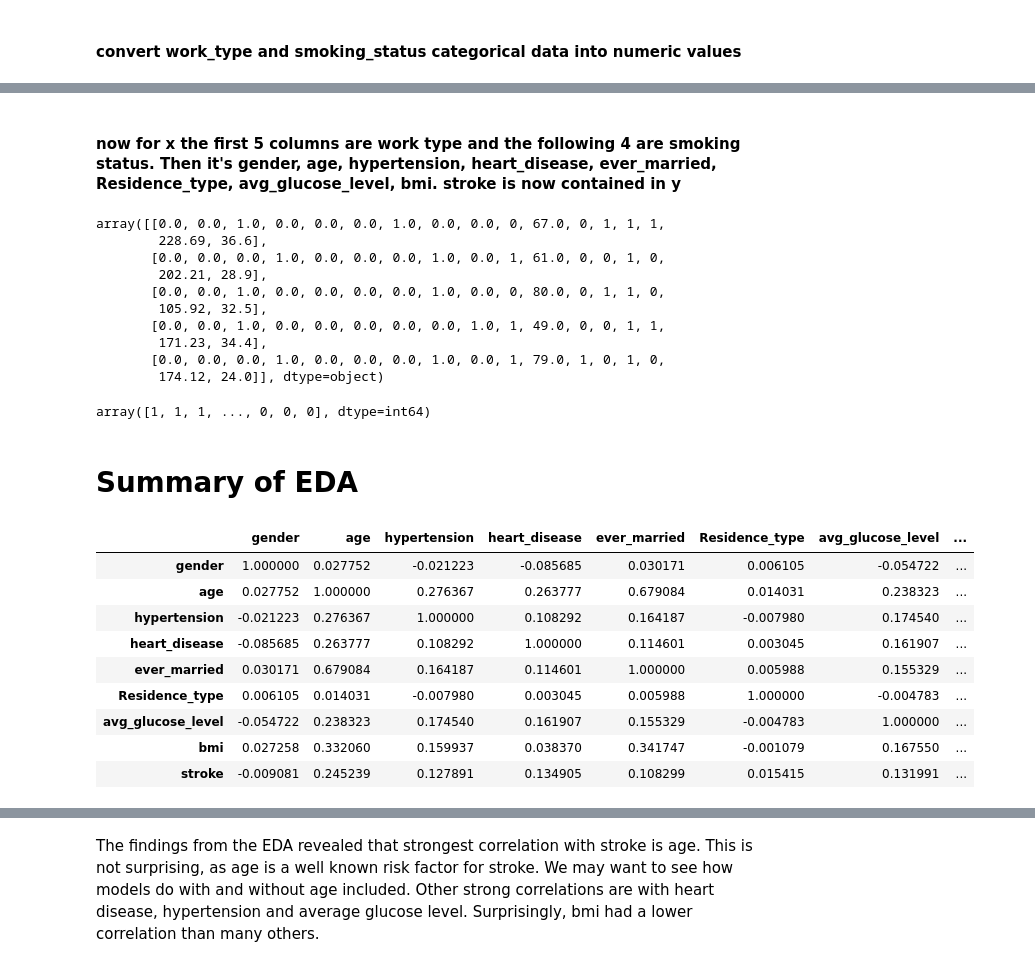
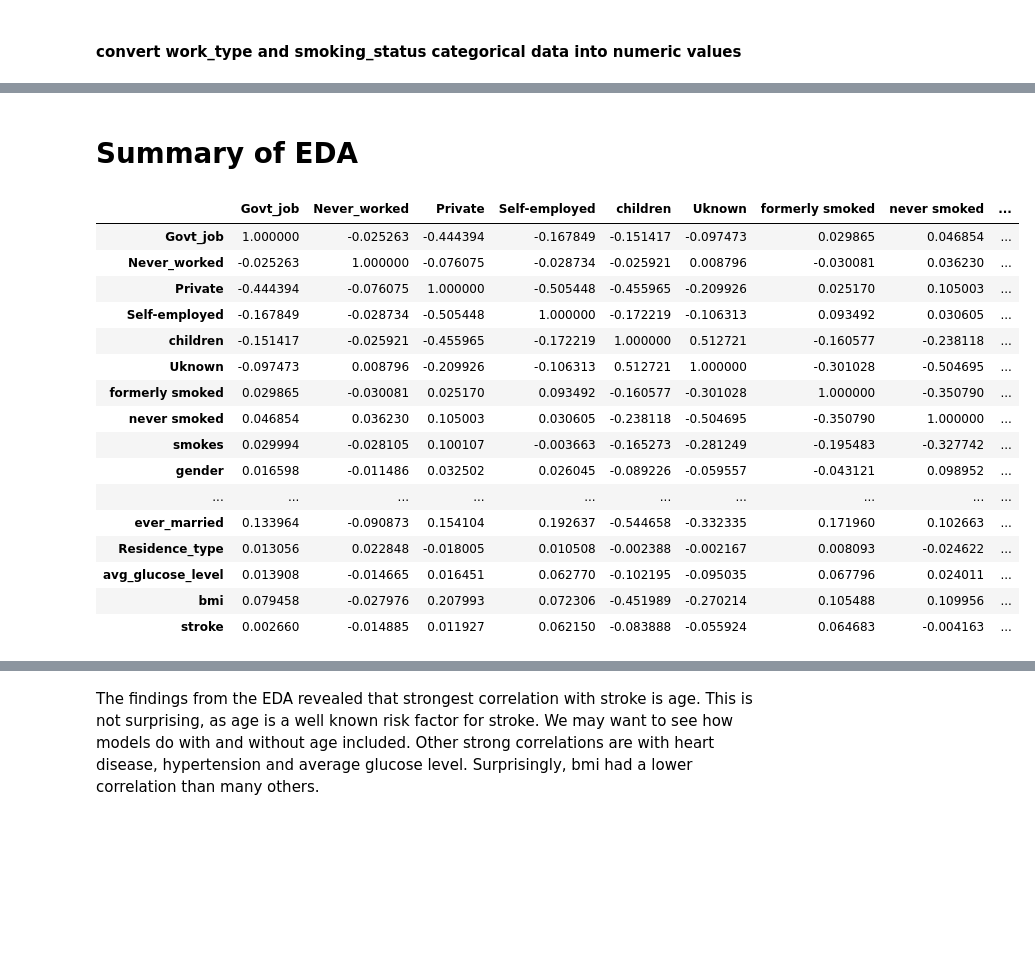
Before and after one commit to rotznmu/stroke_prediction_capstone, a Jupyter notebook: Stroke Prediction.ipynb, the cells around one changed output, grey strips where cells are left out. Drawn from its saved outputs; the diff is of its cells as text; code cells hidden in the pictures; blank space fills up the shorter version.

```diff
--- a/Stroke Prediction.ipynb
+++ b/Stroke Prediction.ipynb
@@ -831,0 +853,2 @@ Name: work_type, Length: 5109, dtype: object
+# %%
+stroke_df = pd.DataFrame(stroke_full_convert, columns = added_cols)
@@ -831,0 +875,5 @@ Name: work_type, Length: 5109, dtype: object
+# %%
+# we can reintroduce the index if we want which is saved as stroke_cat_index
+
+#Save the column names (using the `columns` attribute) of `stroke_scale` into the variable 'stroke_columns'
+stroke_df_cols = stroke_df.columns
@@ -831,0 +882,5 @@ Name: work_type, Length: 5109, dtype: object
+# %%
+stroke_df_scale = scale(stroke_df)
+# %%
+stroke_scaled_df = pd.DataFrame(stroke_df_scale, columns=stroke_df_cols)
+stroke_scaled_df.head()
@@ -868,36 +970,24 @@ array([[0.0, 0.0, 1.0, 0.0, 0.0, 0.0, 1.0, 0.0, 0.0, 0, 67.0, 0, 1, 1, 1,
-# %% [markdown]
-#### now for x the first 5 columns are work type and the following 4 are smoking status. Then it's gender, age, hypertension, heart_disease, ever_married, Residence_type, avg_glucose_level, bmi. stroke is now contained in y
-# %%
-x[:5, :]
-# %% [output]
-array([[0.0, 0.0, 1.0, 0.0, 0.0, 0.0, 1.0, 0.0, 0.0, 0, 67.0, 0, 1, 1, 1,
-        228.69, 36.6],
-       [0.0, 0.0, 0.0, 1.0, 0.0, 0.0, 0.0, 1.0, 0.0, 1, 61.0, 0, 0, 1, 0,
-        202.21, 28.9],
-       [0.0, 0.0, 1.0, 0.0, 0.0, 0.0, 0.0, 1.0, 0.0, 0, 80.0, 0, 1, 1, 0,
-        105.92, 32.5],
-       [0.0, 0.0, 1.0, 0.0, 0.0, 0.0, 0.0, 0.0, 1.0, 1, 49.0, 0, 0, 1, 1,
-        171.23, 34.4],
-       [0.0, 0.0, 0.0, 1.0, 0.0, 0.0, 0.0, 1.0, 0.0, 1, 79.0, 1, 0, 1, 0,
-        174.12, 24.0]], dtype=object)
-# %%
-y
-# %% [output]
-array([1, 1, 1, ..., 0, 0, 0], dtype=int64)
 # %% [markdown]
 # Summary of EDA
 # %%
-stroke_cat_convert.corr(method='pearson')
+stroke_scaled_df.corr(method='pearson')
 # %% [output]
-|  | gender | age | hypertension | heart_disease | ever_married | Residence_type | avg_glucose_level | ... |
-| gender | 1.000000 | 0.027752 | -0.021223 | -0.085685 | 0.030171 | 0.006105 | -0.054722 | ... |
-| age | 0.027752 | 1.000000 | 0.276367 | 0.263777 | 0.679084 | 0.014031 | 0.238323 | ... |
-| hypertension | -0.021223 | 0.276367 | 1.000000 | 0.108292 | 0.164187 | -0.007980 | 0.174540 | ... |
-| heart_disease | -0.085685 | 0.263777 | 0.108292 | 1.000000 | 0.114601 | 0.003045 | 0.161907 | ... |
-| ever_married | 0.030171 | 0.679084 | 0.164187 | 0.114601 | 1.000000 | 0.005988 | 0.155329 | ... |
-| Residence_type | 0.006105 | 0.014031 | -0.007980 | 0.003045 | 0.005988 | 1.000000 | -0.004783 | ... |
-| avg_glucose_level | -0.054722 | 0.238323 | 0.174540 | 0.161907 | 0.155329 | -0.004783 | 1.000000 | ... |
-| bmi | 0.027258 | 0.332060 | 0.159937 | 0.038370 | 0.341747 | -0.001079 | 0.167550 | ... |
-| stroke | -0.009081 | 0.245239 | 0.127891 | 0.134905 | 0.108299 | 0.015415 | 0.131991 | ... |
+|  | Govt_job | Never_worked | Private | Self-employed | children | Uknown | formerly smoked | never smoked | ... |
+| Govt_job | 1.000000 | -0.025263 | -0.444394 | -0.167849 | -0.151417 | -0.097473 | 0.029865 | 0.046854 | ... |
+| Never_worked | -0.025263 | 1.000000 | -0.076075 | -0.028734 | -0.025921 | 0.008796 | -0.030081 | 0.036230 | ... |
+| Private | -0.444394 | -0.076075 | 1.000000 | -0.505448 | -0.455965 | -0.209926 | 0.025170 | 0.105003 | ... |
+| Self-employed | -0.167849 | -0.028734 | -0.505448 | 1.000000 | -0.172219 | -0.106313 | 0.093492 | 0.030605 | ... |
+| children | -0.151417 | -0.025921 | -0.455965 | -0.172219 | 1.000000 | 0.512721 | -0.160577 | -0.238118 | ... |
+| Uknown | -0.097473 | 0.008796 | -0.209926 | -0.106313 | 0.512721 | 1.000000 | -0.301028 | -0.504695 | ... |
+| formerly smoked | 0.029865 | -0.030081 | 0.025170 | 0.093492 | -0.160577 | -0.301028 | 1.000000 | -0.350790 | ... |
+| never smoked | 0.046854 | 0.036230 | 0.105003 | 0.030605 | -0.238118 | -0.504695 | -0.350790 | 1.000000 | ... |
+| smokes | 0.029994 | -0.028105 | 0.100107 | -0.003663 | -0.165273 | -0.281249 | -0.195483 | -0.327742 | ... |
+| gender | 0.016598 | -0.011486 | 0.032502 | 0.026045 | -0.089226 | -0.059557 | -0.043121 | 0.098952 | ... |
+| ... | ... | ... | ... | ... | ... | ... | ... | ... | ... |
+| ever_married | 0.133964 | -0.090873 | 0.154104 | 0.192637 | -0.544658 | -0.332335 | 0.171960 | 0.102663 | ... |
+| Residence_type | 0.013056 | 0.022848 | -0.018005 | 0.010508 | -0.002388 | -0.002167 | 0.008093 | -0.024622 | ... |
+| avg_glucose_level | 0.013908 | -0.014665 | 0.016451 | 0.062770 | -0.102195 | -0.095035 | 0.067796 | 0.024011 | ... |
+| bmi | 0.079458 | -0.027976 | 0.207993 | 0.072306 | -0.451989 | -0.270214 | 0.105488 | 0.109956 | ... |
+| stroke | 0.002660 | -0.014885 | 0.011927 | 0.062150 | -0.083888 | -0.055924 | 0.064683 | -0.004163 | ... |
 # %%
 plt.figure(figsize=(15,10))
```
Also changed, not shown: parts of 32 cells of this notebook.
